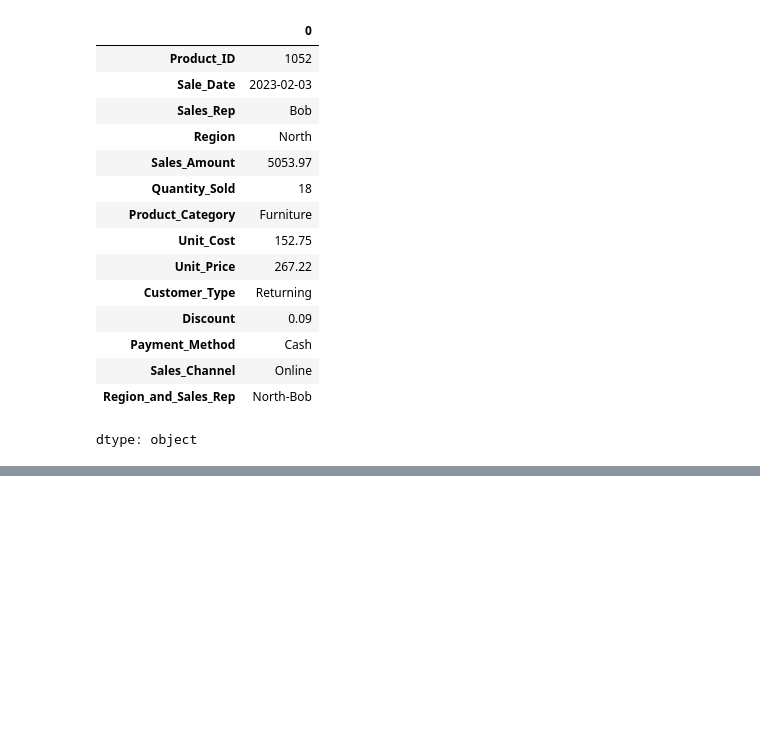
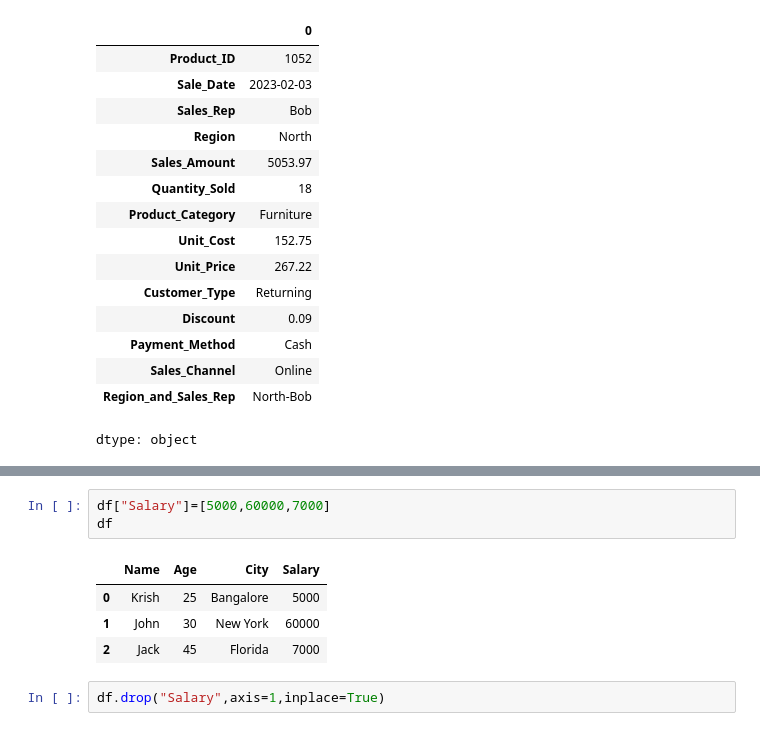
Before and after one commit to sangramshitole07/PythonCourse, a Jupyter notebook: Python_course_module3.ipynb, the cells around one changed output, grey strips where cells are left out. Drawn from its saved outputs; the diff is of its cells as text; blank space fills up the shorter version.

```diff
--- a/Python_course_module3.ipynb
+++ b/Python_course_module3.ipynb
@@ -144,0 +179,10 @@ dtype: object
+# %%
+df["Salary"]=[5000,60000,7000]
+df
+# %% [output]
+|  | Name | Age | City | Salary |
+| 0 | Krish | 25 | Bangalore | 5000 |
+| 1 | John | 30 | New York | 60000 |
+| 2 | Jack | 45 | Florida | 7000 |
+# %%
+df.drop("Salary",axis=1,inplace=True)
```
Also changed, not shown: parts of 7 cells of this notebook.
